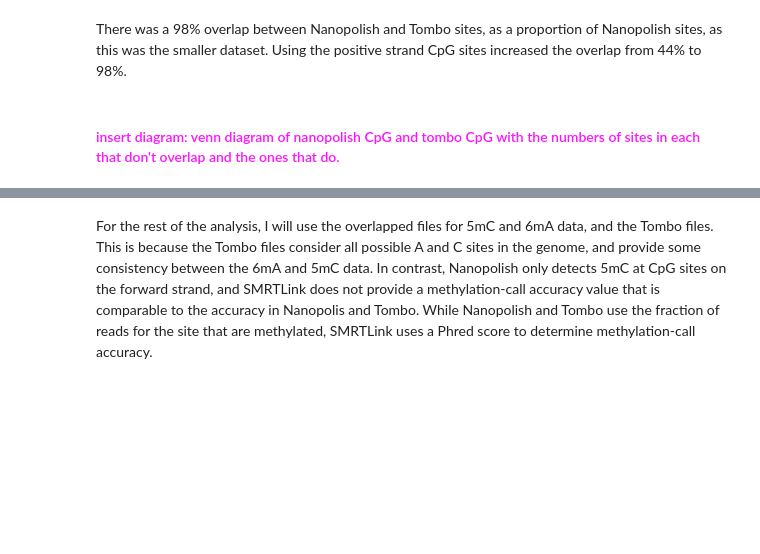
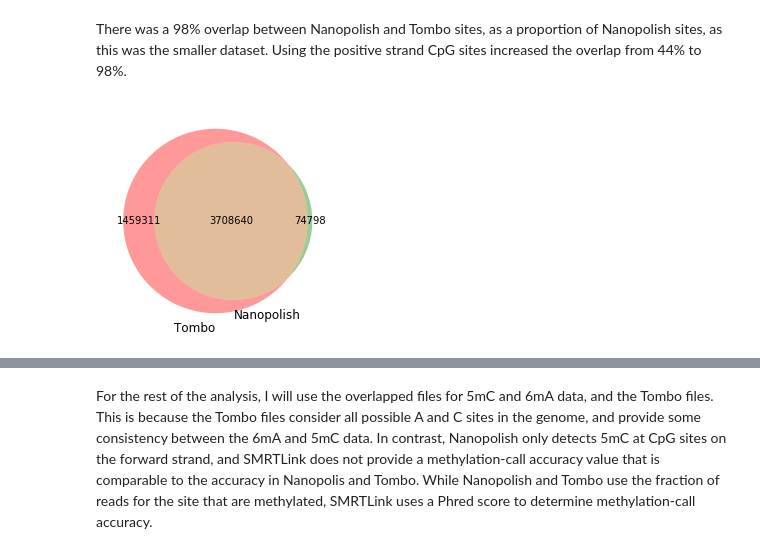
Before and after one commit to BenjaminSchwessinger/Honours_year, a Jupyter notebook: fisher/methylation/BEDtools_analysis.ipynb, the cells around one changed output, grey strips where cells are left out. Drawn from its saved outputs; the diff is of its cells as text; code cells hidden in the pictures; blank space fills up the shorter version.

```diff
--- a/fisher/methylation/BEDtools_analysis.ipynb
+++ b/fisher/methylation/BEDtools_analysis.ipynb
@@ -464,5 +466,18 @@ Percentage overlap between Nanopolish and Tombo (forward strand) as a proportion
 Percentage overlap between Nanopolish and Tombo (forward strand) as a proportion of Tombo sites: 71.762%
 # %% [markdown]
 There was a 98% overlap between Nanopolish and Tombo sites, as a proportion of Nanopolish sites, as this was the smaller dataset. Using the positive strand CpG sites increased the overlap from 44% to 98%.
-# %% [markdown]
-#### <span style='color:#ff14ff'> insert diagram: venn diagram of nanopolish CpG and tombo CpG with the numbers of sites in each that don't overlap and the ones that do. <span/>
+# %%
+# First way to call the 2 group Venn diagram:
+#The number of CpG sites captured by Nanopolish:
+#3783438
+#The number of CpG sites captured by Tombo on the forward strand:
+#5167951
+#The number of overlapping sites captured by Nanopolish and by Tombo on the forward strand of the reference genome:
+#3708640
+c = 3708640
+a = 5167951-c
+b = 3783438-c
+venn2(subsets = (a, b, c), set_labels = ('Tombo', 'Nanopolish'))
+plt.show()
+# %% [output]
+[figure, added]
```
Also changed, not shown: parts of 27 cells of this notebook.
